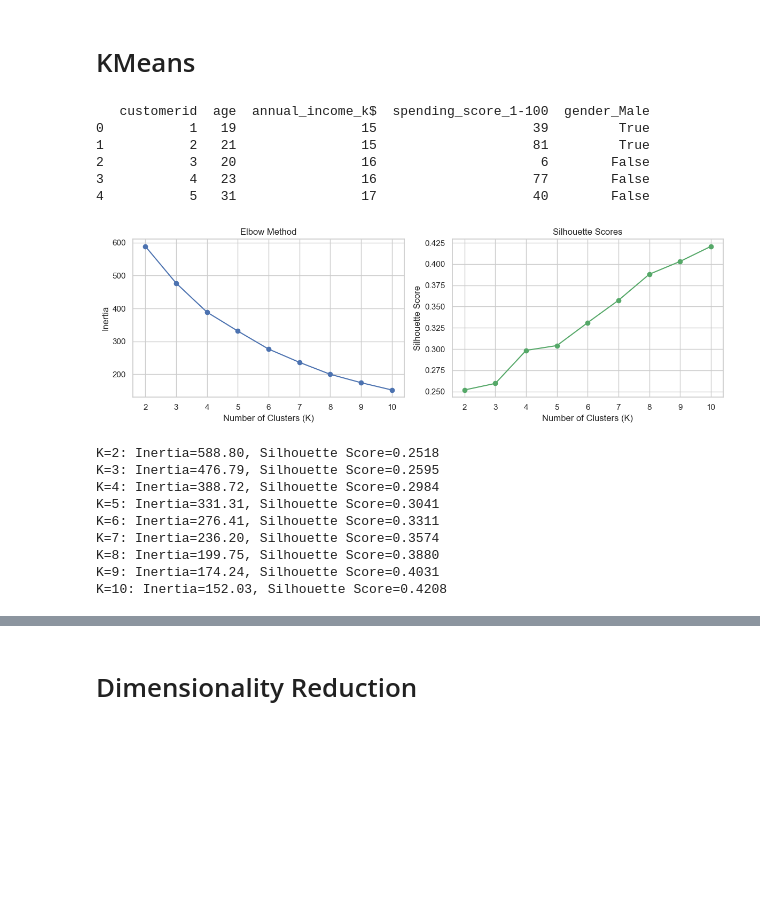
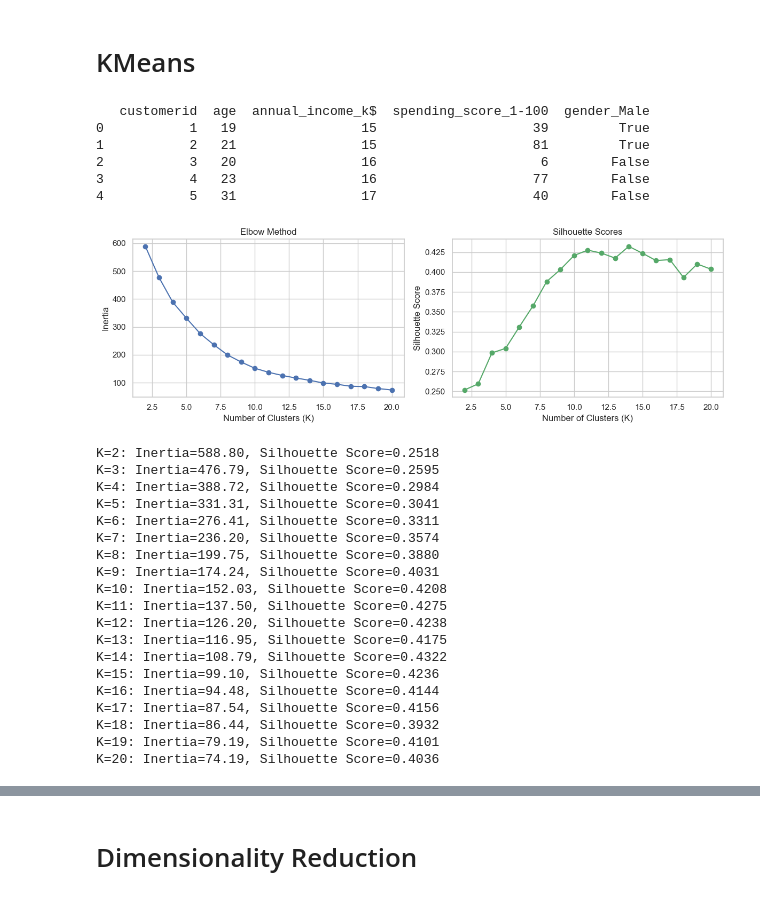
Before and after one commit to mwpersson/mini-project-3, a Jupyter notebook: notebooks/analysis.ipynb, the cells around one changed output, grey strips where cells are left out. Drawn from its saved outputs; the diff is of its cells as text; code cells hidden in the pictures; blank space fills up the shorter version.

```diff
--- a/notebooks/analysis.ipynb
+++ b/notebooks/analysis.ipynb
@@ -104,7 +119,7 @@ features_scaled = scaler.fit_transform(features)
 # Elbow method and silhouette scores
 inertias = []
 silhouette_scores = []
-k_range = range(2, 11)
+k_range = range(2, 21)
 
 for k in k_range:
     kmeans = KMeans(n_clusters=k, random_state=42, n_init=10)
@@ -113,34 +128,34 @@ for k in k_range:
     silhouette_scores.append(silhouette_score(features_scaled, kmeans.labels_))
 
 # Plot results
 fig, axes = plt.subplots(1, 2, figsize=(12, 4))
 
 axes[0].plot(k_range, inertias, 'bo-')
 axes[0].set_xlabel('Number of Clusters (K)')
 axes[0].set_ylabel('Inertia')
 axes[0].set_title('Elbow Method')
 axes[0].grid(True)
 
 axes[1].plot(k_range, silhouette_scores, 'go-')
 axes[1].set_xlabel('Number of Clusters (K)')
 axes[1].set_ylabel('Silhouette Score')
 axes[1].set_title('Silhouette Scores')
 axes[1].grid(True)
 
 plt.tight_layout()
 plt.show()
 
 # Print scores
 for k, inertia, sil_score in zip(k_range, inertias, silhouette_scores):
     print(f"K={k}: Inertia={inertia:.2f}, Silhouette Score={sil_score:.4f}")
 # %% [output]
    customerid  age  annual_income_k$  spending_score_1-100  gender_Male
 0           1   19                15                    39         True
 1           2   21                15                    81         True
 2           3   20                16                     6        False
 3           4   23                16                    77        False
 4           5   31                17                    40        False
-[figure, old version]
+[figure, new version]
 K=2: Inertia=588.80, Silhouette Score=0.2518
 K=3: Inertia=476.79, Silhouette Score=0.2595
 K=4: Inertia=388.72, Silhouette Score=0.2984
@@ -150,5 +165,15 @@ K=7: Inertia=236.20, Silhouette Score=0.3574
 K=8: Inertia=199.75, Silhouette Score=0.3880
 K=9: Inertia=174.24, Silhouette Score=0.4031
 K=10: Inertia=152.03, Silhouette Score=0.4208
+K=11: Inertia=137.50, Silhouette Score=0.4275
+K=12: Inertia=126.20, Silhouette Score=0.4238
+K=13: Inertia=116.95, Silhouette Score=0.4175
+K=14: Inertia=108.79, Silhouette Score=0.4322
+K=15: Inertia=99.10, Silhouette Score=0.4236
+K=16: Inertia=94.48, Silhouette Score=0.4144
+K=17: Inertia=87.54, Silhouette Score=0.4156
+K=18: Inertia=86.44, Silhouette Score=0.3932
+K=19: Inertia=79.19, Silhouette Score=0.4101
+K=20: Inertia=74.19, Silhouette Score=0.4036
 # %%
 # Train KMeans
```
Also changed, not shown: parts of 10 cells of this notebook.
